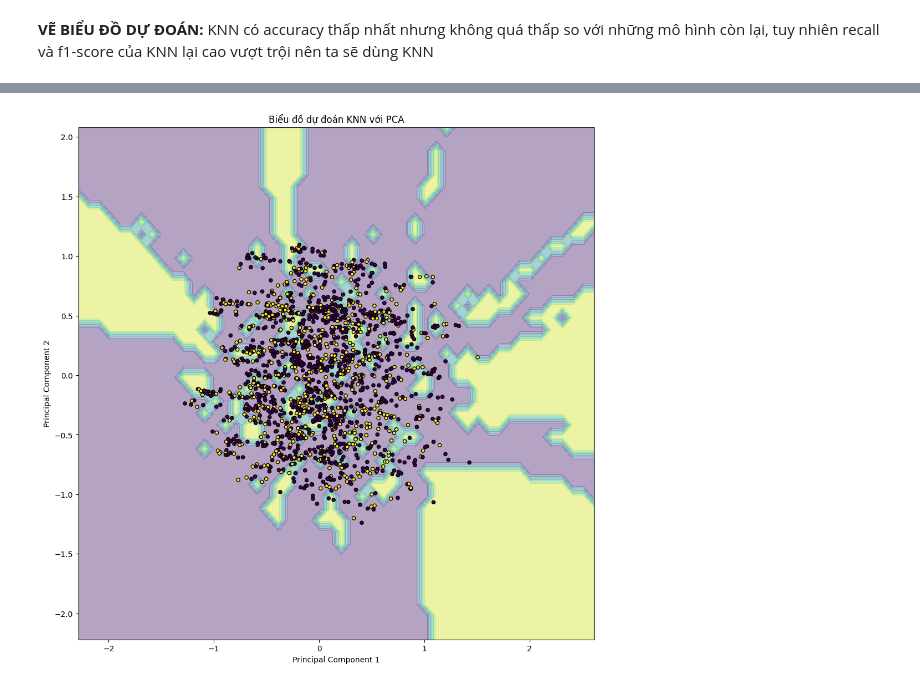
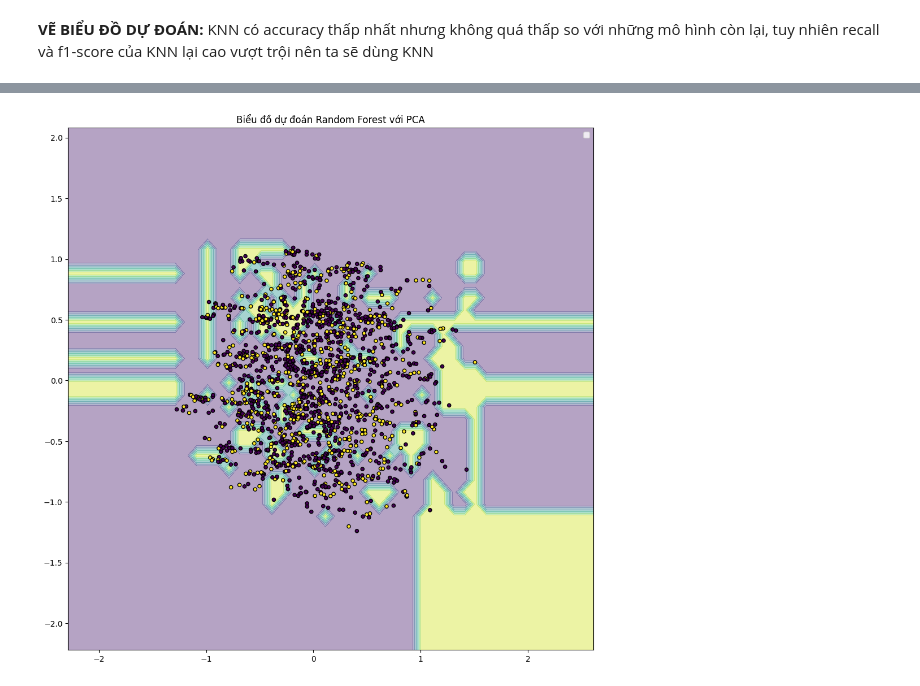
Before and after one commit to thangtrandoan/DataProcessing-Project, a Jupyter notebook: test.ipynb, the cells around one changed output, grey strips where cells are left out. Drawn from its saved outputs; the diff is of its cells as text; code cells hidden in the pictures.

```diff
--- a/test.ipynb
+++ b/test.ipynb
@@ -1210,7 +1208,9 @@ The f1 score of Support Vector Machine model is :  0.0 %
 # %% [markdown]
 **3. Random Forest**
 # %%
-rf = RandomForestClassifier(n_estimators=100, random_state=0)
+rf = RandomForestClassifier(n_estimators=100,
+                            random_state=43,
+                            max_features=0.5)
 rf.fit(x_train, y_train)
 rf_predicted = rf.predict(x_test)
 rf_conf = confusion_matrix(y_test, rf_predicted)
@@ -1261,7 +1261,7 @@ The f1 score of XGBoost model is :  3.7037037037037033 %
 # %% [markdown]
 **5. K Nearest Neighbor**
 # %%
-knn = KNeighborsClassifier(n_neighbors=3)
+knn = KNeighborsClassifier(n_neighbors=50, weights='uniform',p=2)
 knn.fit(x_train, y_train)
 knn_predicted = knn.predict(x_test)
 knn_conf = confusion_matrix(y_test, knn_predicted)
@@ -1355,14 +1293,0 @@ print(knn_cv.best_score_)
-# %%
-knn = KNeighborsClassifier(n_neighbors=7, p=2, weights='uniform')
-knn.fit(x_train, y_train)
-knn_predicted = knn.predict(x_test)
-knn_conf = confusion_matrix(y_test, knn_predicted)
-knn_accuracy = accuracy_score(y_test, knn_predicted)*100
-knn_pre = precision_score(y_test,knn_predicted,zero_division=1)*100
-knn_recall = recall_score(y_test, knn_predicted, zero_division=1)*100
-knn_f1 = f1_score(y_test, knn_predicted, zero_division=1)*100
-print(knn_conf)
-print("The accuracy of K Nearest Neighbor model is : ", knn_accuracy, "%")
-print("The precision of K Nearest Neighbor model is : ", knn_pre, "%")
-print("The recall of K Nearest Neighbor model is : ", knn_recall, "%")
-print("The f1 score of K Nearest Neighbor model is : ", knn_f1, "%")
@@ -1480,33 +1398,30 @@ plt.show()
 # %%
 plt.figure(figsize=(12, 12))
 pca = PCA(n_components=2)
-x_train = pca.fit_transform(x_train)
-x_test = pca.transform(x_test)
-knn_pca = KNeighborsClassifier(n_neighbors=7, p=2, weights='uniform')
-knn_pca.fit(x_train, y_train)
-y_pred = knn_pca.predict(x_test)
+x_train_pca = pca.fit_transform(x_train)
+x_test_pca = pca.transform(x_test)
+rf_pca = RandomForestClassifier(n_estimators=500,
+                            random_state=43,
+                            max_features='log2')
+rf_pca.fit(x_train_pca, y_train)
+y_pred = rf_pca.predict(x_test_pca)
 
-# Tạo lưới điểm để vẽ ranh giới quyết định
-x_min, x_max = x_train[:, 0].min() - 1, x_train[:, 0].max() + 1
-y_min, y_max = x_train[:, 1].min() - 1, x_train[:, 1].max() + 1
+x_min, x_max = x_train_pca[:, 0].min() - 1, x_train_pca[:, 0].max() + 1
+y_min, y_max = x_train_pca[:, 1].min() - 1, x_train_pca[:, 1].max() + 1
 xx, yy = np.meshgrid(np.arange(x_min, x_max, 0.1),
                      np.arange(y_min, y_max, 0.1))
-Z = knn_pca.predict(np.c_[xx.ravel(), yy.ravel()])
+Z = rf_pca.predict(np.c_[xx.ravel(), yy.ravel()])
 Z = Z.reshape(xx.shape)
 
-# Vẽ ranh giới quyết định
 plt.contourf(xx, yy, Z, alpha=0.4)
 
-# Vẽ các điểm dữ liệu
-plt.scatter(x_test[:, 0], x_test[:, 1], c=y_test, s=20, edgecolor='k')
+plt.scatter(x_test_pca[:, 0], x_test_pca[:, 1], c=y_test, s=20, edgecolor='k')
 
-# Đặt tên cho biểu đồ và các trục
-plt.title('Biểu đồ dự đoán KNN với PCA')
-plt.xlabel('Principal Component 1')
-plt.ylabel('Principal Component 2')
+plt.title('Biểu đồ dự đoán Random Forest với PCA')
+plt.legend()
 plt.show()
 # %% [output]
-[figure, old version]
+[figure, new version]
 # %%
 # plt.figure(figsize=(8, 6))
 # plt.scatter(x_test[:, 0], x_test[:, 1], c=y_pred, cmap='viridis')
```
Also changed, not shown: parts of 20 cells of this notebook.
